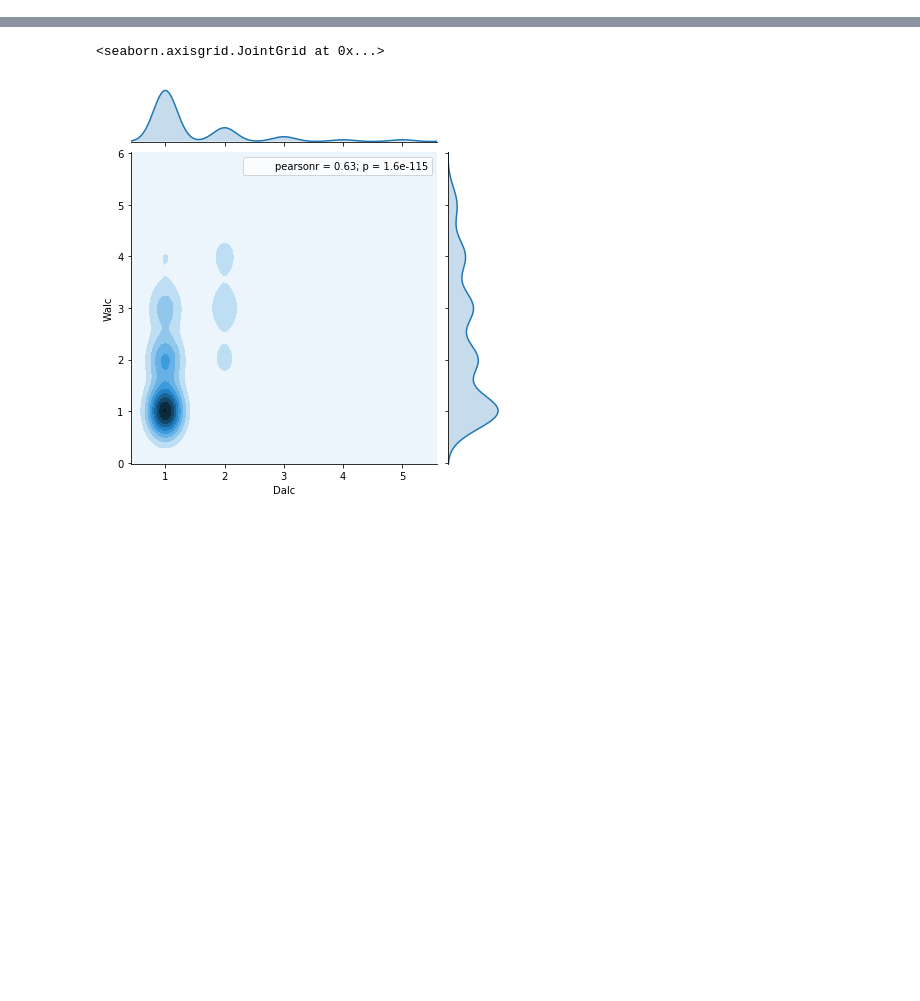
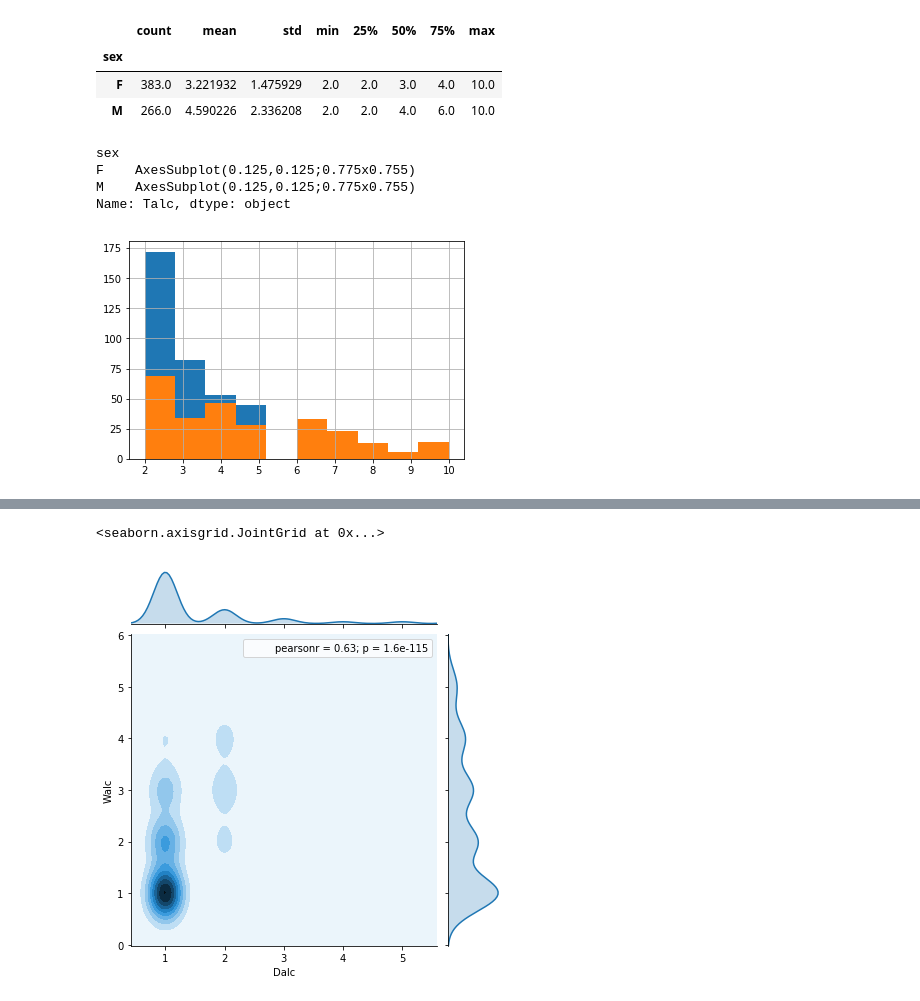
Before and after one commit to mamitch/Springboard_Capstone, a Jupyter notebook: Capstone_Project_Student_Alc.ipynb, the cells around one changed output, grey strips where cells are left out. Drawn from its saved outputs; the diff is of its cells as text; code cells hidden in the pictures; blank space fills up the shorter version.

```diff
--- a/Capstone_Project_Student_Alc.ipynb
+++ b/Capstone_Project_Student_Alc.ipynb
@@ -184,2 +75,17 @@ data.describe()
 | 75% | 18.000000 | 4.000000 | 3.000000 | 2.000000 | 2.000000 | 0.000000 | 5.000000 | 4.000000 | 4.000000 | 2.000000 | ... |
 | max | 22.000000 | 4.000000 | 4.000000 | 4.000000 | 4.000000 | 3.000000 | 5.000000 | 5.000000 | 5.000000 | 5.000000 | ... |
+# %%
+data.Talc.groupby(data['sex']).describe()
+# %% [output]
+|  | count | mean | std | min | 25% | 50% | 75% | max |
+| sex |  |  |  |  |  |  |  |  |
+| F | 383.0 | 3.221932 | 1.475929 | 2.0 | 2.0 | 3.0 | 4.0 | 10.0 |
+| M | 266.0 | 4.590226 | 2.336208 | 2.0 | 2.0 | 4.0 | 6.0 | 10.0 |
+# %%
+data.Talc.groupby(data['sex']).hist()
+# %% [output]
+sex
+F    AxesSubplot(0.125,0.125;0.775x0.755)
+M    AxesSubplot(0.125,0.125;0.775x0.755)
+Name: Talc, dtype: object
+[figure, added]
```
Also changed, not shown: parts of 22 cells of this notebook.
